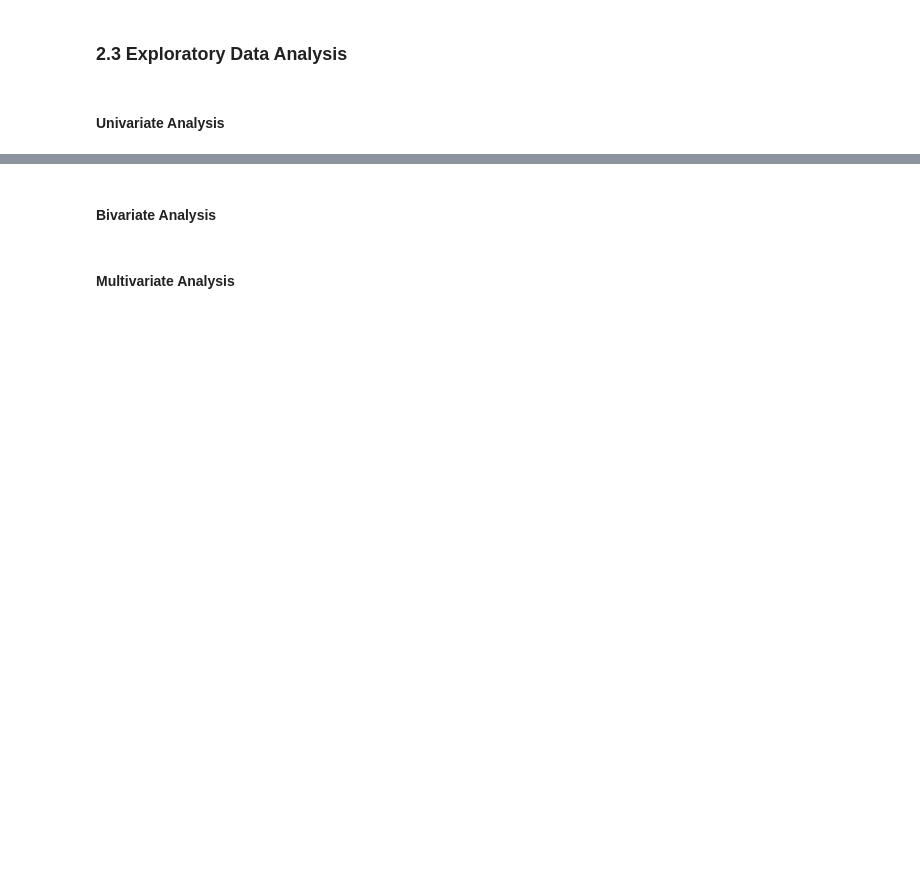
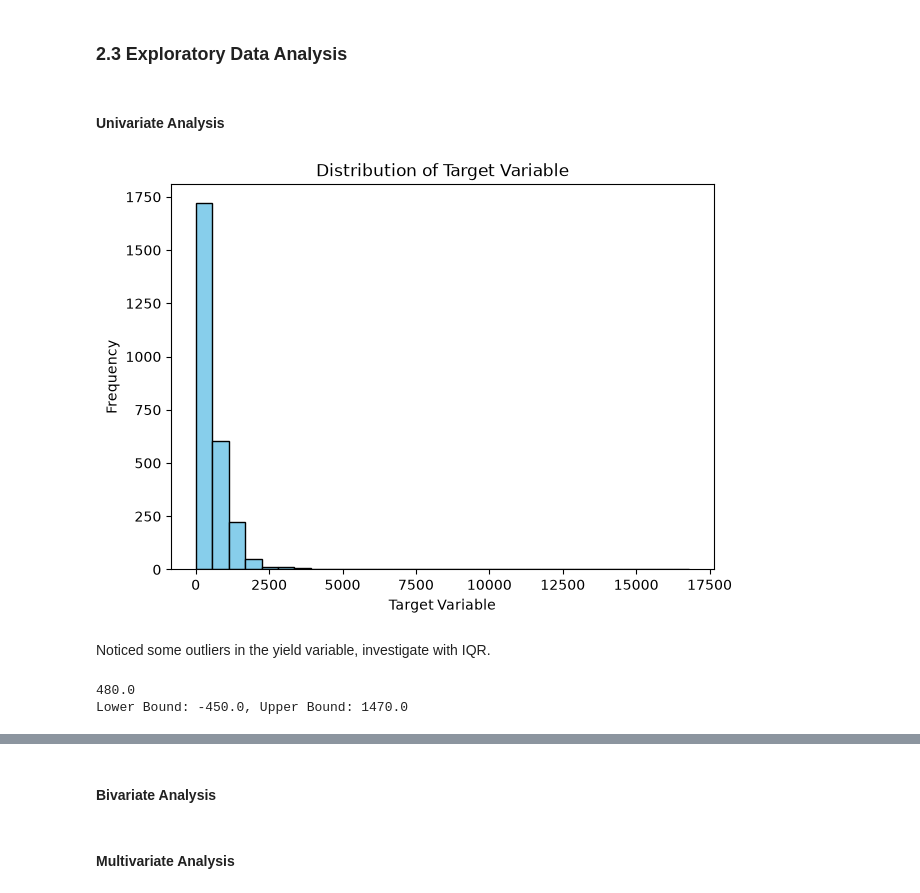
Before and after one commit to WamzMwangi/Digital-Green-Crop-Yield-Prediction, a Jupyter notebook: main.ipynb, the cells around one changed output, grey strips where cells are left out. Drawn from its saved outputs; the diff is of its cells as text; code cells hidden in the pictures; blank space fills up the shorter version.

```diff
--- a/main.ipynb
+++ b/main.ipynb
@@ -280,3 +281,29 @@ msno.matrix(clean_data)
 ### 2.3 Exploratory Data Analysis
 # %% [markdown]
 #### Univariate Analysis
+# %%
+#spread of the target variable
+
+plt.figure(figsize=(7,5))
+plt.hist(clean_data['Yield'], bins=30, color='skyblue', edgecolor='black')
+plt.xlabel('Target Variable')
+plt.ylabel('Frequency')
+plt.title('Distribution of Target Variable')
+plt.show()
+# %% [output]
+[figure, added]
+# %% [markdown]
+Noticed some outliers in the yield variable, investigate with IQR.
+# %%
+q1 = clean_data['Yield'].quantile(0.25)
+q3 = clean_data['Yield'].quantile(0.75)
+iqr = q3 - q1
+
+lower_bound = q1 - 1.5 * iqr
+upper_bound = q3 + 1.5 * iqr
+
+print(iqr)
+print(f"Lower Bound: {lower_bound}, Upper Bound: {upper_bound}")
+# %% [output]
+480.0
+Lower Bound: -450.0, Upper Bound: 1470.0
```
Also changed, not shown: parts of 39 cells of this notebook.
